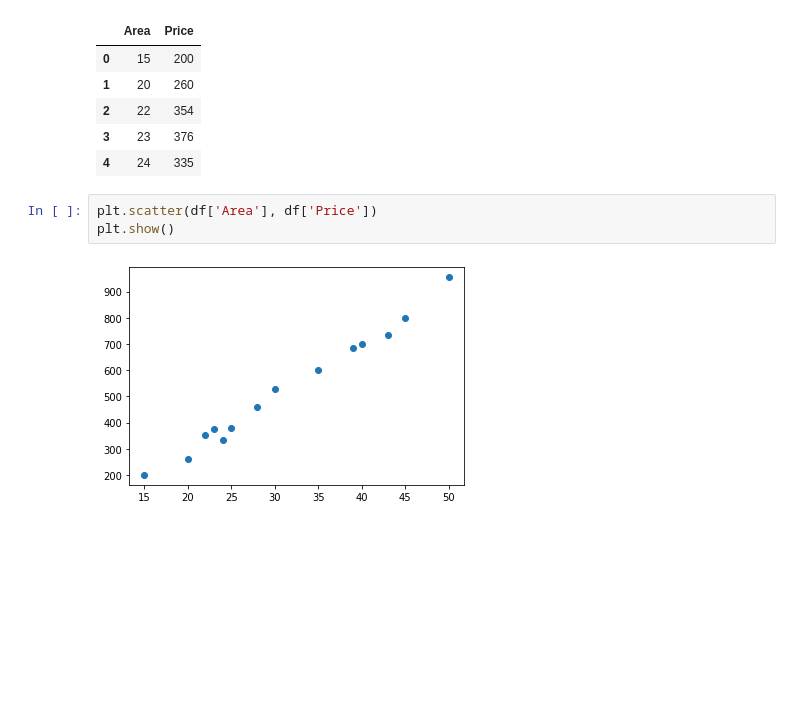
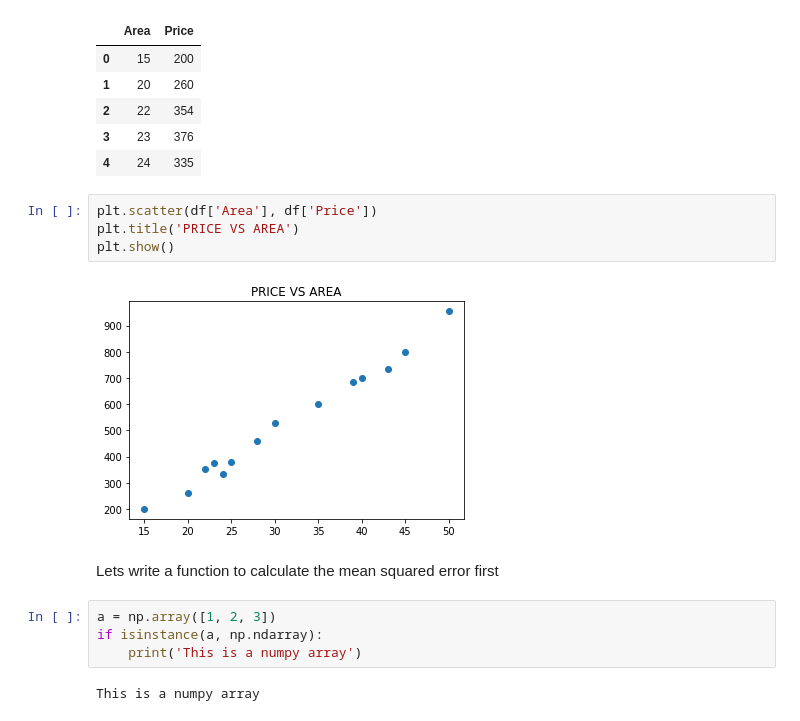
Before and after one commit to shoabahamed/khanacademy-statistics-and-probability, a Jupyter notebook: differentways_to_find_best_fitline.ipynb, the cells around one changed output. Saved outputs shown, nothing was run; the diff lists cells and outputs as text; blank space fills up the shorter version.

```diff
--- a/differentways_to_find_best_fitline.ipynb
+++ b/differentways_to_find_best_fitline.ipynb
@@ -21,6 +21,15 @@ df.head()
 | 4 | 24 | 335 |
 # %%
 plt.scatter(df['Area'], df['Price'])
+plt.title('PRICE VS AREA')
 plt.show()
 # %% [output]
-[figure, old version]
+[figure, new version]
+# %% [markdown]
+<P>Lets write a function to calculate the mean squared error first</p>
+# %%
+a = np.array([1, 2, 3])
+if isinstance(a, np.ndarray):
+    print('This is a numpy array')
+# %% [output]
+This is a numpy array
```
Also changed, not shown: parts of 23 cells of this notebook.
